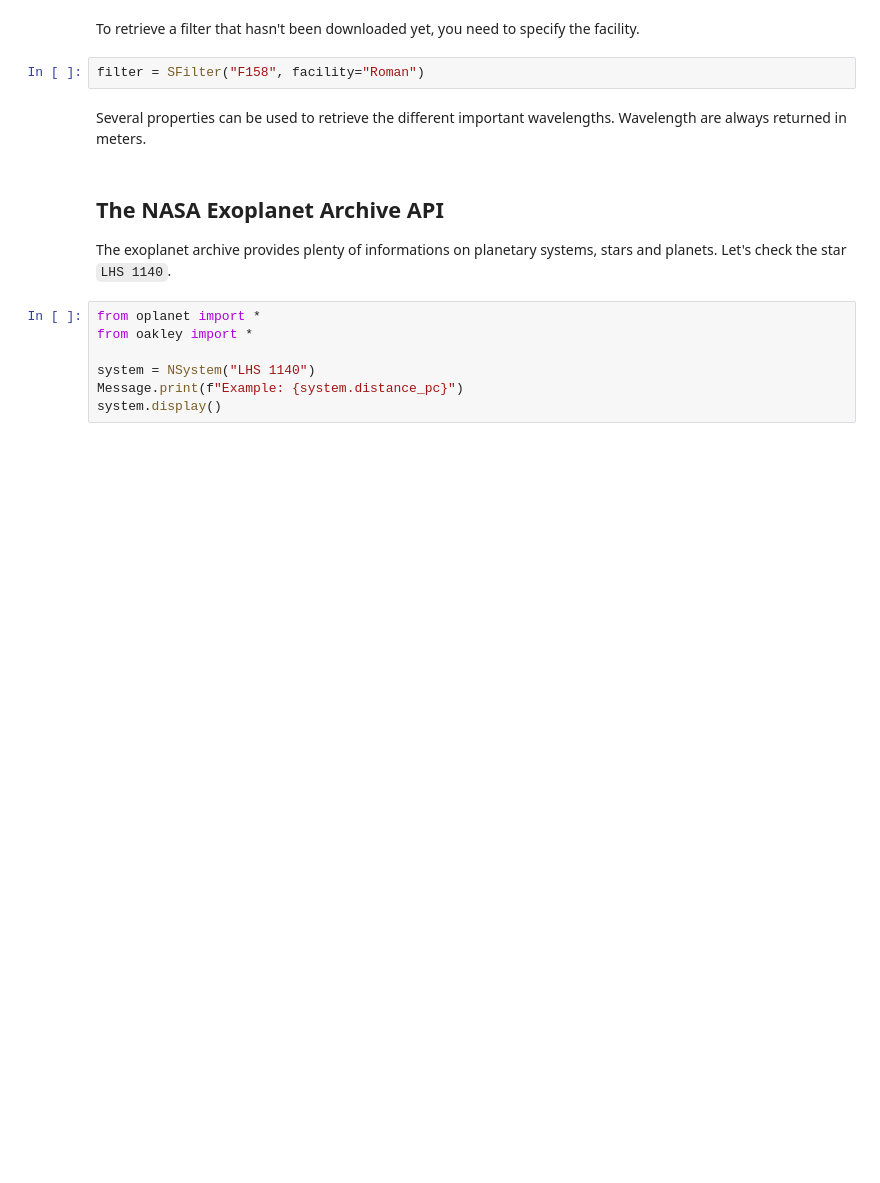
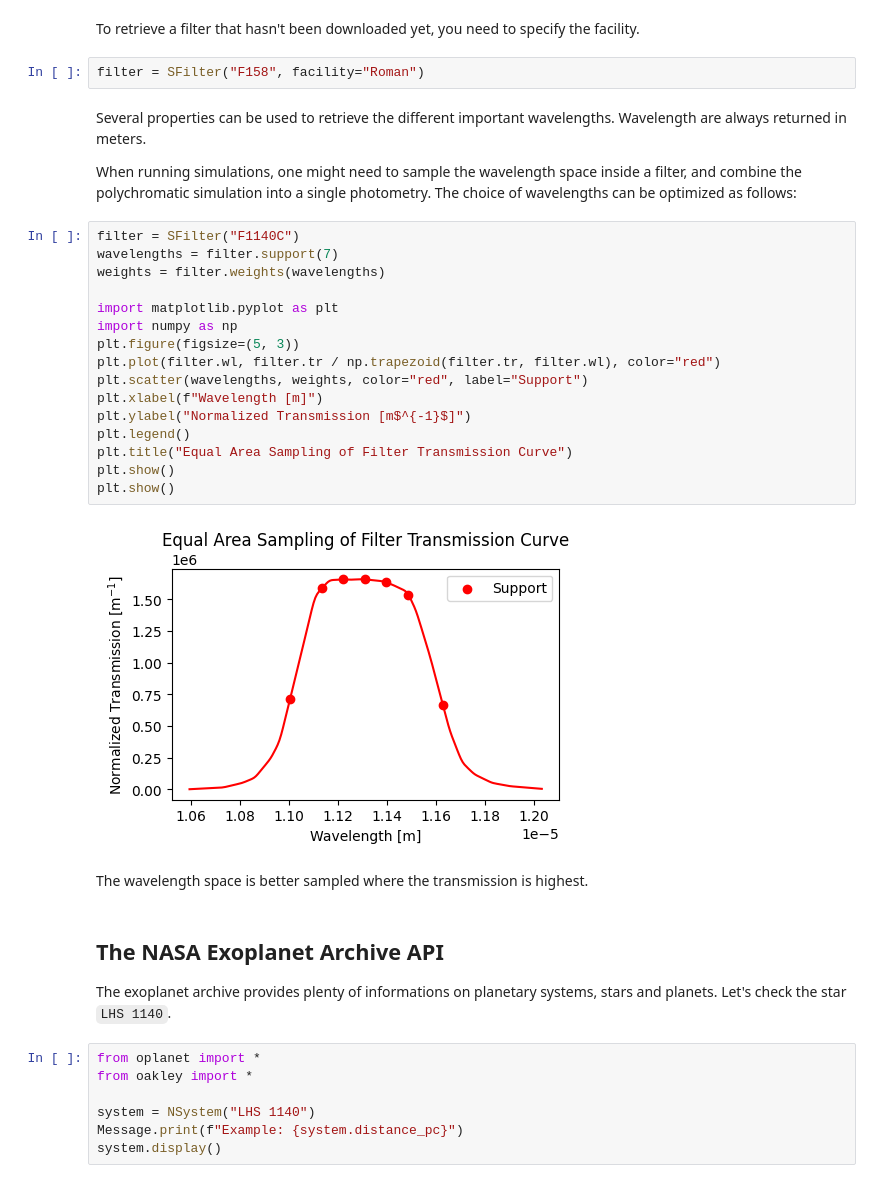
Before and after one commit to ProfesseurShadoko/oplanet, a Jupyter notebook: examples.ipynb, the cells around one changed output. Cells and saved outputs as stored; diff of their text form; blank space fills up the shorter version.

Commit message:
better binning

```diff
--- a/examples.ipynb
+++ b/examples.ipynb
@@ -76,6 +76,28 @@ To retrieve a filter that hasn't been downloaded yet, you need to specify the fa
 filter = SFilter("F158", facility="Roman")
 # %% [markdown]
 Several properties can be used to retrieve the different important wavelengths. Wavelength are always returned in meters.
+
+When running simulations, one might need to sample the wavelength space inside a filter, and combine the polychromatic simulation into a single photometry. The choice of wavelengths can be optimized as follows:
+# %%
+filter = SFilter("F1140C")
+wavelengths = filter.support(7)
+weights = filter.weights(wavelengths)
+
+import matplotlib.pyplot as plt
+import numpy as np
+plt.figure(figsize=(5, 3))
+plt.plot(filter.wl, filter.tr / np.trapezoid(filter.tr, filter.wl), color="red")
+plt.scatter(wavelengths, weights, color="red", label="Support")
+plt.xlabel(f"Wavelength [m]")
+plt.ylabel("Normalized Transmission [m$^{-1}$]")
+plt.legend()
+plt.title("Equal Area Sampling of Filter Transmission Curve")
+plt.show()
+plt.show()
+# %% [output]
+[figure, added]
+# %% [markdown]
+The wavelength space is better sampled where the transmission is highest.
 # %% [markdown]
 ## The NASA Exoplanet Archive API
 
```
Also changed, not shown: parts of 2 cells of this notebook, 1 other file.
